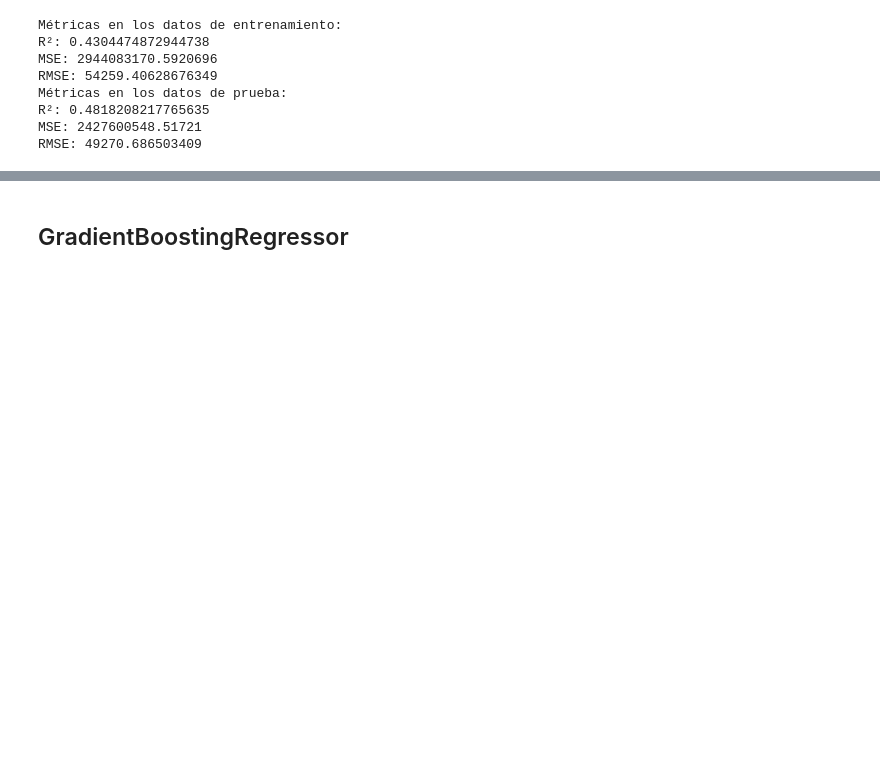
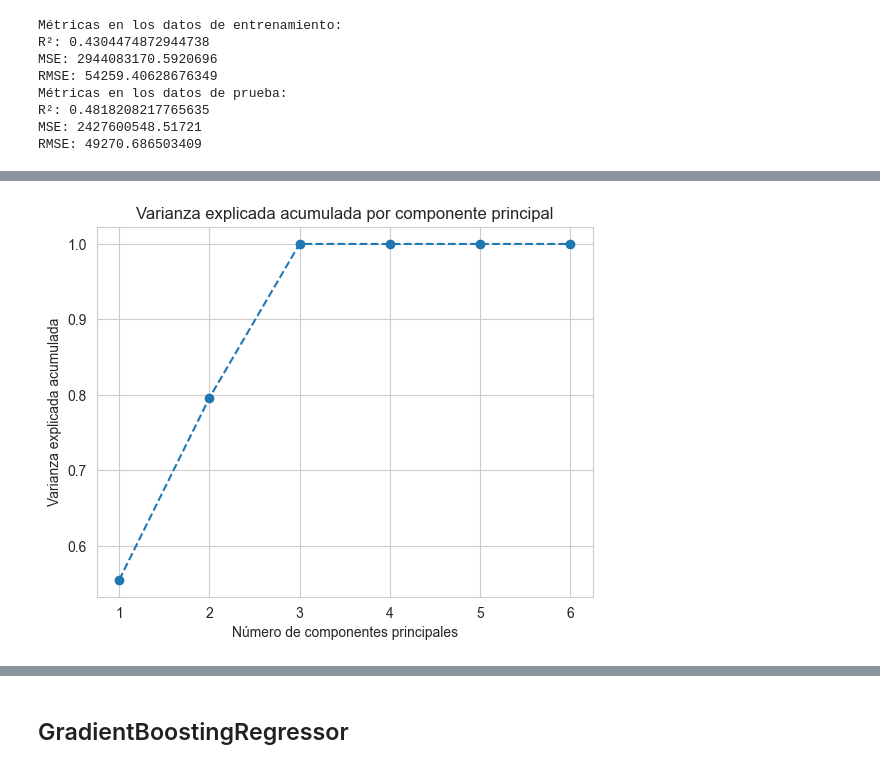
Before and after one commit to lenase0077/Proyectos-Machine-Learning, a Jupyter notebook: Proyecto DataScience Salaries/Leandro_Serrano_EntregaEDAFINAL1.1.ipynb, the cells around one changed output, grey strips where cells are left out. Cells and saved outputs as stored; diff of their text form; code cells hidden in the pictures; blank space fills up the shorter version.

```diff
--- a/Proyecto DataScience Salaries/Leandro_Serrano_EntregaEDAFINAL1.1.ipynb
+++ b/Proyecto DataScience Salaries/Leandro_Serrano_EntregaEDAFINAL1.1.ipynb
@@ -273,3 +284,6 @@ df_encoded = pd.concat([df_salaryML_OneHotEncoder, encoded_df], axis=1)
+# %%
+columns_to_drop = ['Tipo_de_contrato', 'Titulo_de_trabajo', 'Residencia_del_empleado', 'Localizacion_de_la_compania', 'Tamanio_de_compania', 'Anio_Laboral', 'Tipo_de_contrato_No_FT', 'Tipo_de_contrato_Full_Time', 'Ratio_remoto']
+df_encoded = df_encoded.drop(columns=columns_to_drop)
 # %%
 df_encoded.head()
 # %% [output]
@@ -285,3 +295,0 @@ df_encoded = df_encoded.drop(columns=columns_to_drop)
-# %%
-df_encoded = df_encoded.drop('Tipo_de_contrato_Full_Time', axis=1)
-df_encoded = df_encoded.drop('Tipo_de_contrato_No_FT', axis=1)
@@ -805,0 +814,4 @@ RMSE: 49270.686503409
+# %%
+df_encoded = df_encoded.drop("Tamanio_de_compania_L", axis=1)
+df_encoded = df_encoded.drop("Tamanio_de_compania_M", axis=1)
+df_encoded = df_encoded.drop("Tamanio_de_compania_S", axis=1)
@@ -805,0 +821,72 @@ RMSE: 49270.686503409
+# %%
+import pandas as pd
+import matplotlib.pyplot as plt
+from sklearn.decomposition import PCA
+from sklearn.preprocessing import StandardScaler
+from sklearn.model_selection import train_test_split
+import xgboost as xgb
+from sklearn.metrics import r2_score, mean_absolute_error
+
+# Selecionar las columnas para el PCA
+columns_for_pca = ['mas_experiencia', 'menos_experiencia', 'Anio_2022', 'Anterior_2022','Residencia_del_empleado_No_US', 'Residencia_del_empleado_US']  # Reemplaza con las columnas que deseas utilizar en el PCA
+
+# Separar la variable objetivo (salario) y las características
+X = df_encoded[columns_for_pca]
+y = df_encoded['Salario_en_dolares']
+
+# Normalizar los datos antes de aplicar PCA
+scaler = StandardScaler()
+X_scaled = scaler.fit_transform(X)
+
+# Aplicar PCA
+pca = PCA()
+X_pca = pca.fit_transform(X_scaled)
+
+# Obtener la varianza explicada acumulada
+explained_variance_ratio = pca.explained_variance_ratio_
+explained_variance_cumulative = explained_variance_ratio.cumsum()
+
+# Graficar la varianza explicada acumulada
+plt.plot(range(1, len(explained_variance_cumulative) + 1), explained_variance_cumulative, marker='o', linestyle='--')
+plt.xlabel('Número de componentes principales')
+plt.ylabel('Varianza explicada acumulada')
+plt.title('Varianza explicada acumulada por componente principal')
+plt.grid(True)
+plt.show()
+
+# Seleccionar el número de componentes principales a utilizar
+n_components = 3  # Reemplaza con el número de componentes principales que deseas utilizar
+
+# Reducir la dimensionalidad a través del PCA
+X_selected = X_pca[:, :n_components]
+
+# Dividir los datos en conjuntos de entrenamiento y prueba
+X_train, X_test, y_train, y_test = train_test_split(X_selected, y, test_size=0.2, random_state=42)
+
+# Crear el modelo de XGBoost
+model = xgb.XGBRegressor(colsample_bytree= 0.8, learning_rate= 0.01, max_depth= 3, n_estimators= 500, subsample= 1.0)
+
+# Entrenar el modelo
+model.fit(X_train, y_train)
+
+# Realizar predicciones en el conjunto de entrenamiento y prueba
+y_train_pred = model.predict(X_train)
+y_test_pred = model.predict(X_test)
+
+# Calcular las métricas de evaluación en los datos de entrenamiento
+r2_train = r2_score(y_train, y_train_pred)
+mae_train = mean_absolute_error(y_train, y_train_pred)
+
+# Calcular las métricas de evaluación en los datos de prueba
+r2_test = r2_score(y_test, y_test_pred)
+mae_test = mean_absolute_error(y_test, y_test_pred)
+
+# Imprimir las métricas
+print('Métricas en los datos de entrenamiento:')
+print('R²:', r2_train)
+print('MAE:', mae_train)
+print('\nMétricas en los datos de prueba:')
+print('R²:', r2_test)
+print('MAE:', mae_test)
+# %% [output]
+[figure, added]
```
Also changed, not shown: parts of 14 cells of this notebook.
